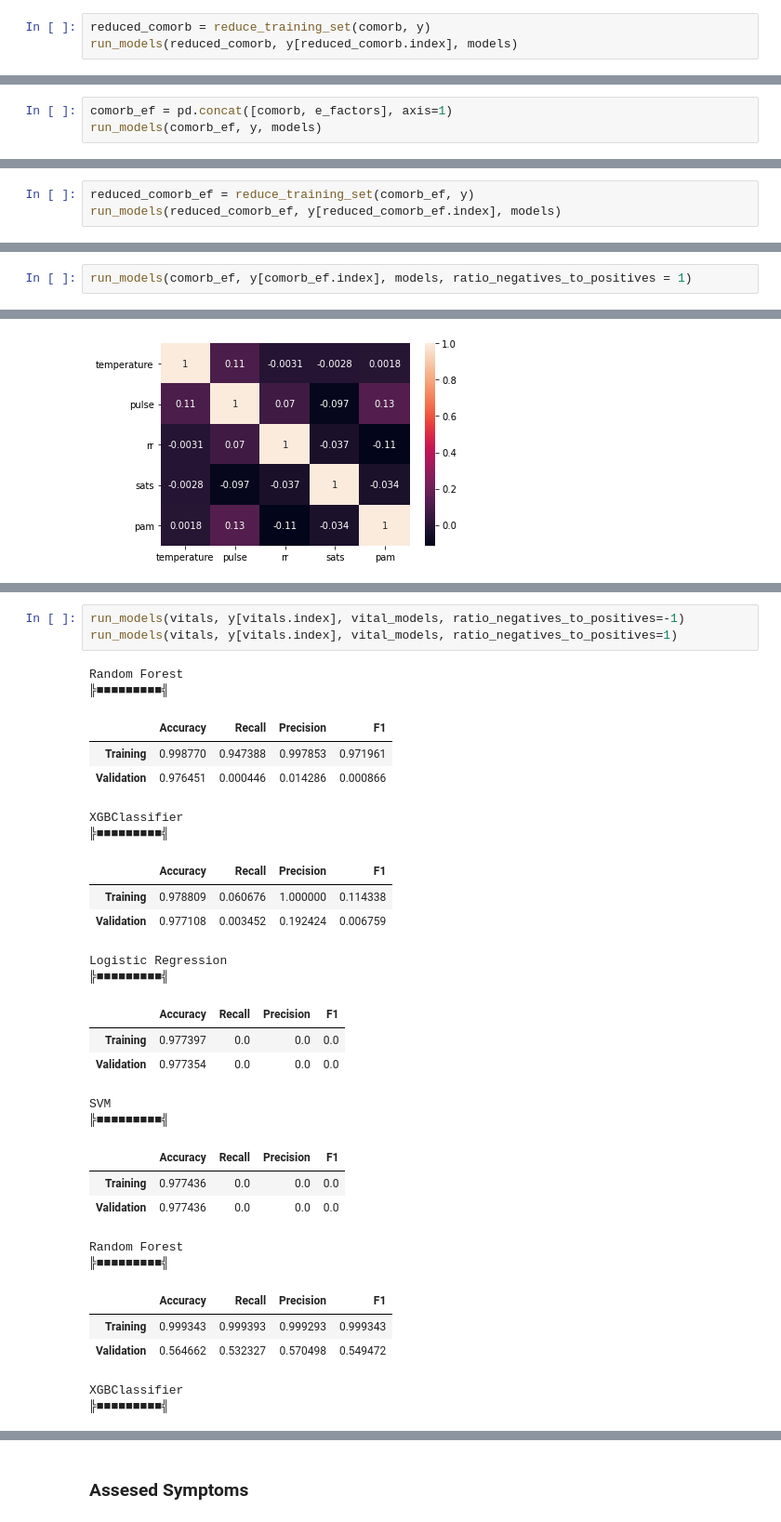
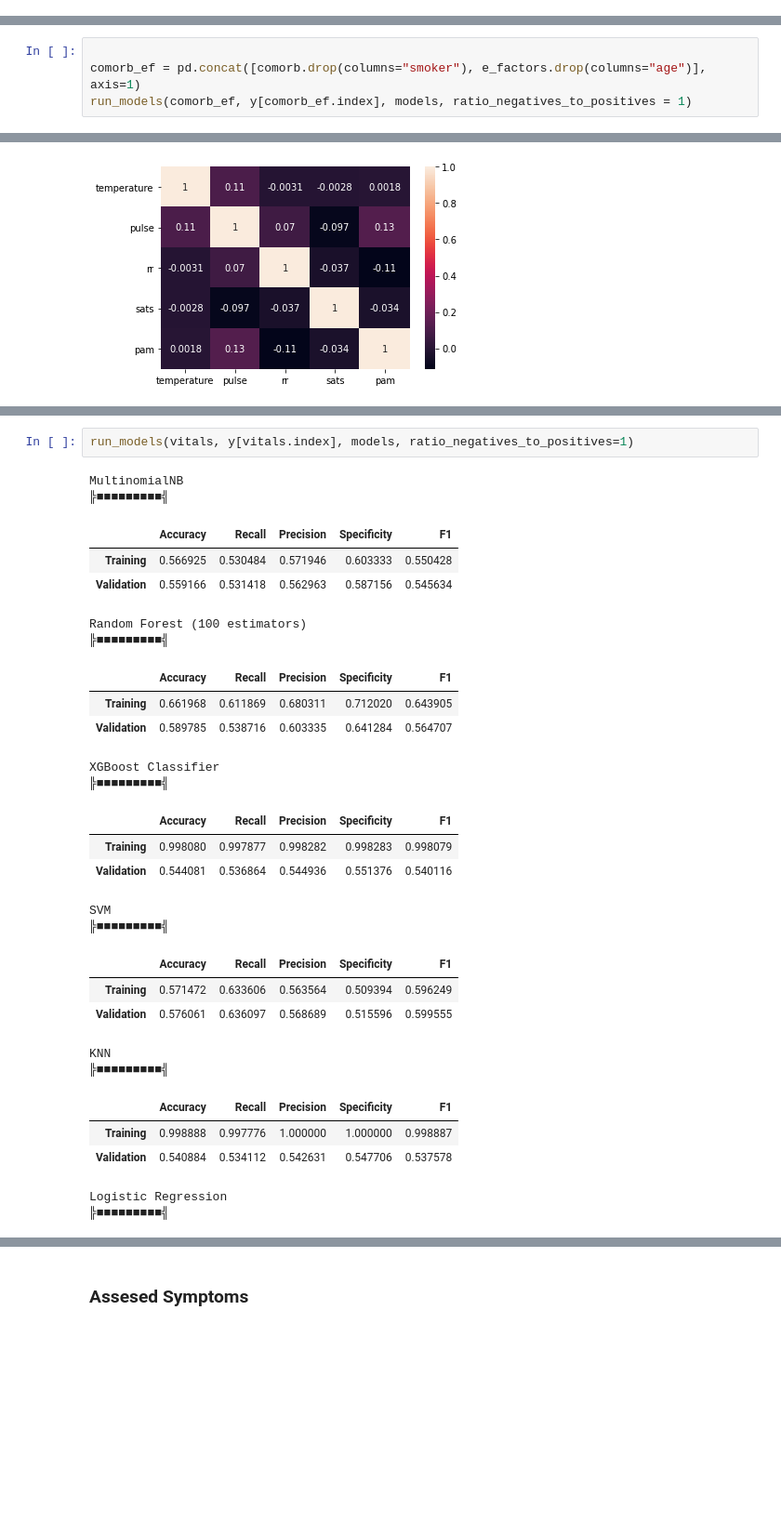
Before and after one commit to Sir-Slade/covid_prediction_project, a Jupyter notebook: PredictorExperiments.ipynb, the cells around one changed output, grey strips where cells are left out. Shown at 93% size. Drawn from its saved outputs; the diff is of its cells as text; blank space fills up the shorter version.

```diff
--- a/PredictorExperiments.ipynb
+++ b/PredictorExperiments.ipynb
@@ -344,3 +323,0 @@ KNN
-# %%
-reduced_comorb = reduce_training_set(comorb, y)
-run_models(reduced_comorb, y[reduced_comorb.index], models)
@@ -373,3 +323,0 @@ KNN
-# %%
-comorb_ef = pd.concat([comorb, e_factors], axis=1)
-run_models(comorb_ef, y, models)
@@ -402,3 +323,0 @@ KNN
-# %%
-reduced_comorb_ef = reduce_training_set(comorb_ef, y)
-run_models(reduced_comorb_ef, y[reduced_comorb_ef.index], models)
@@ -461,4 +378,6 @@ KNN
 # %%
+
+comorb_ef = pd.concat([comorb.drop(columns="smoker"), e_factors.drop(columns="age")], axis=1)
 run_models(comorb_ef, y[comorb_ef.index], models, ratio_negatives_to_positives = 1)
 # %% [output]
 MultinomialNB
@@ -578,31 +474,30 @@ vital_models = {
 # %%
-run_models(vitals, y[vitals.index], vital_models, ratio_negatives_to_positives=-1)
-run_models(vitals, y[vitals.index], vital_models, ratio_negatives_to_positives=1)
+run_models(vitals, y[vitals.index], models, ratio_negatives_to_positives=1)
 # %% [output]
-Random Forest
+MultinomialNB
 ╠■■■■■■■■■╣
-|  | Accuracy | Recall | Precision | F1 |
-| Training | 0.998770 | 0.947388 | 0.997853 | 0.971961 |
-| Validation | 0.976451 | 0.000446 | 0.014286 | 0.000866 |
+|  | Accuracy | Recall | Precision | Specificity | F1 |
+| Training | 0.566925 | 0.530484 | 0.571946 | 0.603333 | 0.550428 |
+| Validation | 0.559166 | 0.531418 | 0.562963 | 0.587156 | 0.545634 |
-XGBClassifier
+Random Forest (100 estimators)
 ╠■■■■■■■■■╣
-|  | Accuracy | Recall | Precision | F1 |
-| Training | 0.978809 | 0.060676 | 1.000000 | 0.114338 |
-| Validation | 0.977108 | 0.003452 | 0.192424 | 0.006759 |
+|  | Accuracy | Recall | Precision | Specificity | F1 |
+| Training | 0.661968 | 0.611869 | 0.680311 | 0.712020 | 0.643905 |
+| Validation | 0.589785 | 0.538716 | 0.603335 | 0.641284 | 0.564707 |
-Logistic Regression
+XGBoost Classifier
 ╠■■■■■■■■■╣
-|  | Accuracy | Recall | Precision | F1 |
-| Training | 0.977397 | 0.0 | 0.0 | 0.0 |
-| Validation | 0.977354 | 0.0 | 0.0 | 0.0 |
+|  | Accuracy | Recall | Precision | Specificity | F1 |
+| Training | 0.998080 | 0.997877 | 0.998282 | 0.998283 | 0.998079 |
+| Validation | 0.544081 | 0.536864 | 0.544936 | 0.551376 | 0.540116 |
 SVM
 ╠■■■■■■■■■╣
-|  | Accuracy | Recall | Precision | F1 |
-| Training | 0.977436 | 0.0 | 0.0 | 0.0 |
-| Validation | 0.977436 | 0.0 | 0.0 | 0.0 |
+|  | Accuracy | Recall | Precision | Specificity | F1 |
+| Training | 0.571472 | 0.633606 | 0.563564 | 0.509394 | 0.596249 |
+| Validation | 0.576061 | 0.636097 | 0.568689 | 0.515596 | 0.599555 |
-Random Forest
+KNN
 ╠■■■■■■■■■╣
-|  | Accuracy | Recall | Precision | F1 |
-| Training | 0.999343 | 0.999393 | 0.999293 | 0.999343 |
-| Validation | 0.564662 | 0.532327 | 0.570498 | 0.549472 |
+|  | Accuracy | Recall | Precision | Specificity | F1 |
+| Training | 0.998888 | 0.997776 | 1.000000 | 1.000000 | 0.998887 |
+| Validation | 0.540884 | 0.534112 | 0.542631 | 0.547706 | 0.537578 |
-XGBClassifier
+Logistic Regression
 ╠■■■■■■■■■╣
```
Also changed, not shown: parts of 37 cells of this notebook.
